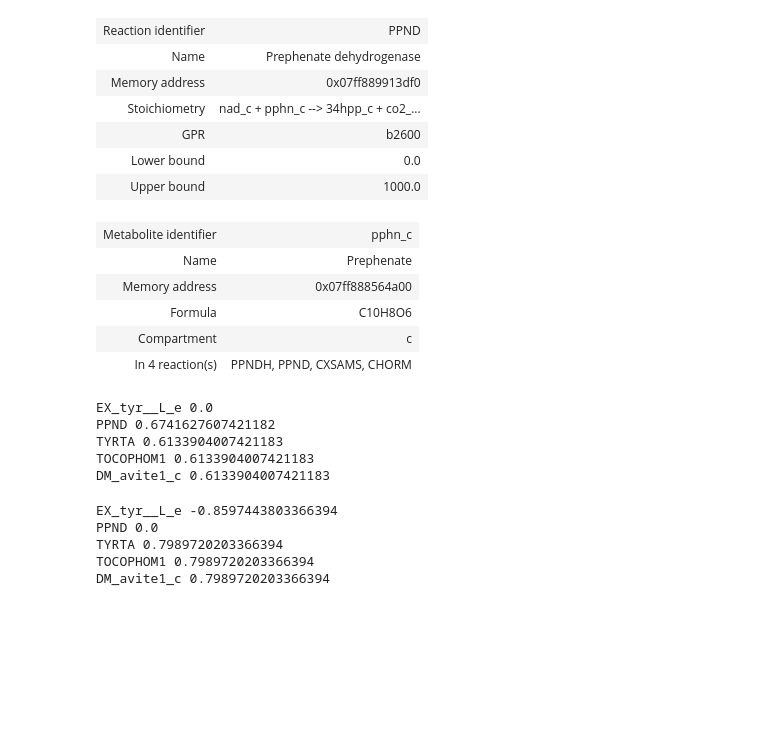
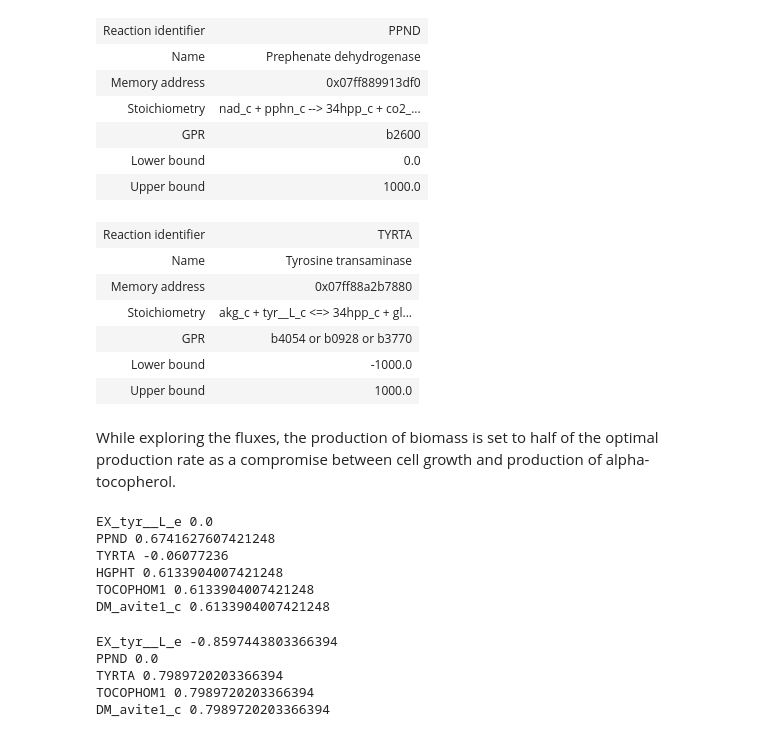
Before and after one commit to 27410/27410-group-assigment-group_2, a Jupyter notebook: 4_Overexpression.ipynb, the cells around one changed output. Cells and saved outputs as stored; diff of their text form; code cells hidden in the pictures; blank space fills up the shorter version.

```diff
--- a/4_Overexpression.ipynb
+++ b/4_Overexpression.ipynb
@@ -6,4 +6,4 @@ from cobra import Reaction, Metabolite
 # Read model (model of Escherichia coli)
 model = read_sbml_model('model_atocopherol.xml')
 # %%
-model.objective = model.reactions.TOCOPHOM1
+model.objective = model.reactions.DM_avite1_c
@@ -23,11 +31,12 @@ model.reactions.PPND
 | Lower bound | 0.0 |
 | Upper bound | 1000.0 |
 # %%
-model.metabolites.pphn_c
+model.reactions.TYRTA
 # %% [output]
-| Metabolite identifier | pphn_c |
-| Name | Prephenate |
-| Memory address | 0x07ff888564a00 |
-| Formula | C10H8O6 |
-| Compartment | c |
-| In 4 reaction(s) | PPNDH, PPND, CXSAMS, CHORM |
+| Reaction identifier | TYRTA |
+| Name | Tyrosine transaminase |
+| Memory address | 0x07ff88a2b7880 |
+| Stoichiometry | akg_c + tyr__L_c <=> 34hpp_c + gl... |
+| GPR | b4054 or b0928 or b3770 |
+| Lower bound | -1000.0 |
+| Upper bound | 1000.0 |
@@ -38,19 +43,22 @@ model.metabolites.pphn_c
+# %% [markdown]
+While exploring the fluxes, the production of biomass is set to half of the optimal production rate as a compromise between cell growth and production of alpha-tocopherol.
 # %%
 with model:
     model.reactions.BIOMASS_Ec_iML1515_core_75p37M.lower_bound = 0.44
-    #model.reactions.EX_tyr__L_e.lower_bound = -10
     solution = model.optimize()
 print("EX_tyr__L_e", solution.fluxes.EX_tyr__L_e)
 print("PPND", solution.fluxes.PPND)
-print("TYRTA",solution.fluxes.TOCOPHOM1)
+print("TYRTA",solution.fluxes.TYRTA)
+print("HGPHT",solution.fluxes.HGPHT)
 print("TOCOPHOM1",solution.fluxes.TOCOPHOM1)
-print("DM_avite1_c",solution.fluxes.TOCOPHOM1)
+print("DM_avite1_c",solution.fluxes.DM_avite1_c)
 # %% [output]
 EX_tyr__L_e 0.0
-PPND 0.6741627607421182
-TYRTA 0.6133904007421183
-TOCOPHOM1 0.6133904007421183
-DM_avite1_c 0.6133904007421183
+PPND 0.6741627607421248
+TYRTA -0.06077236
+HGPHT 0.6133904007421248
+TOCOPHOM1 0.6133904007421248
+DM_avite1_c 0.6133904007421248
 # %%
 with model:
     model.reactions.BIOMASS_Ec_iML1515_core_75p37M.lower_bound = 0.44
```
Also changed, not shown: parts of 21 cells of this notebook.
